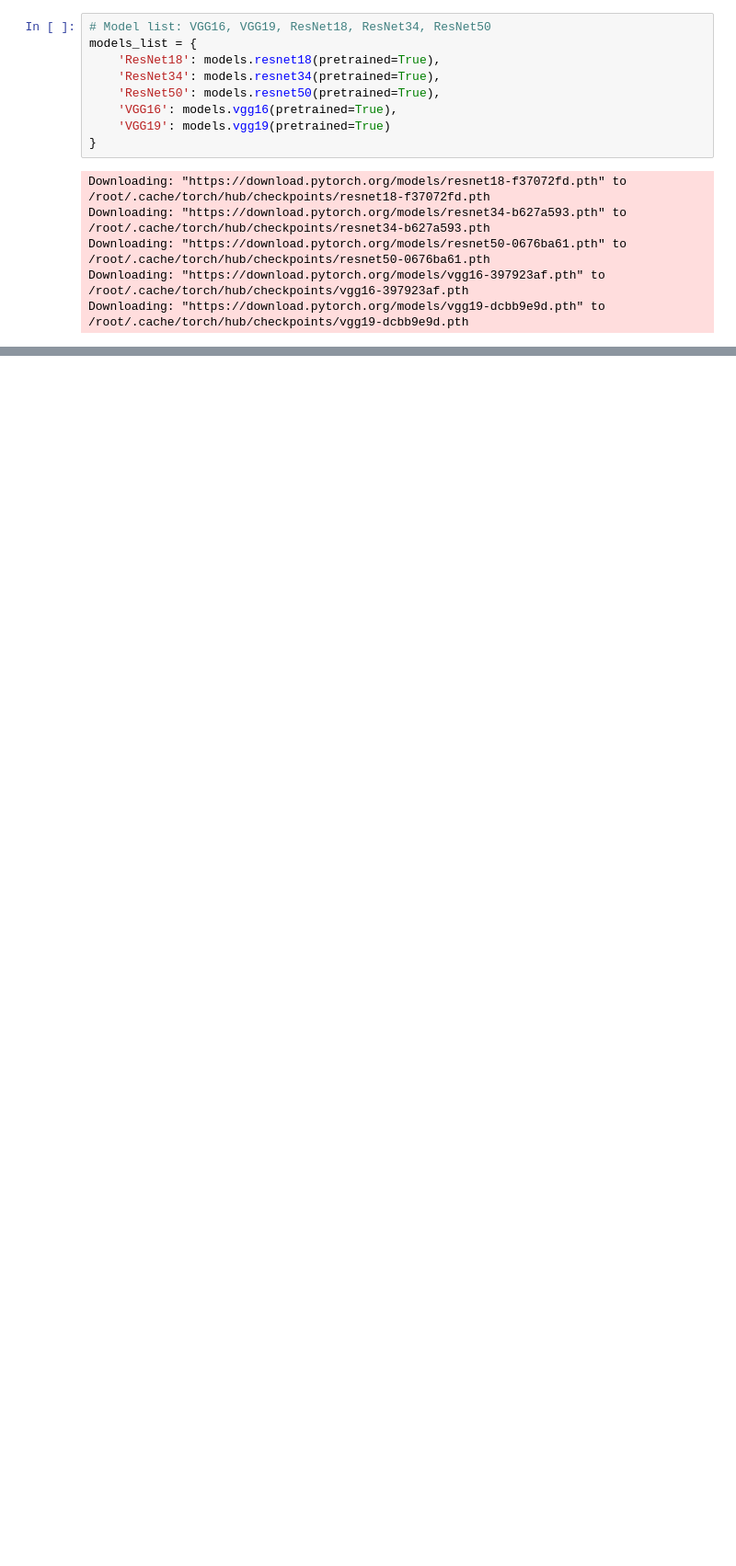
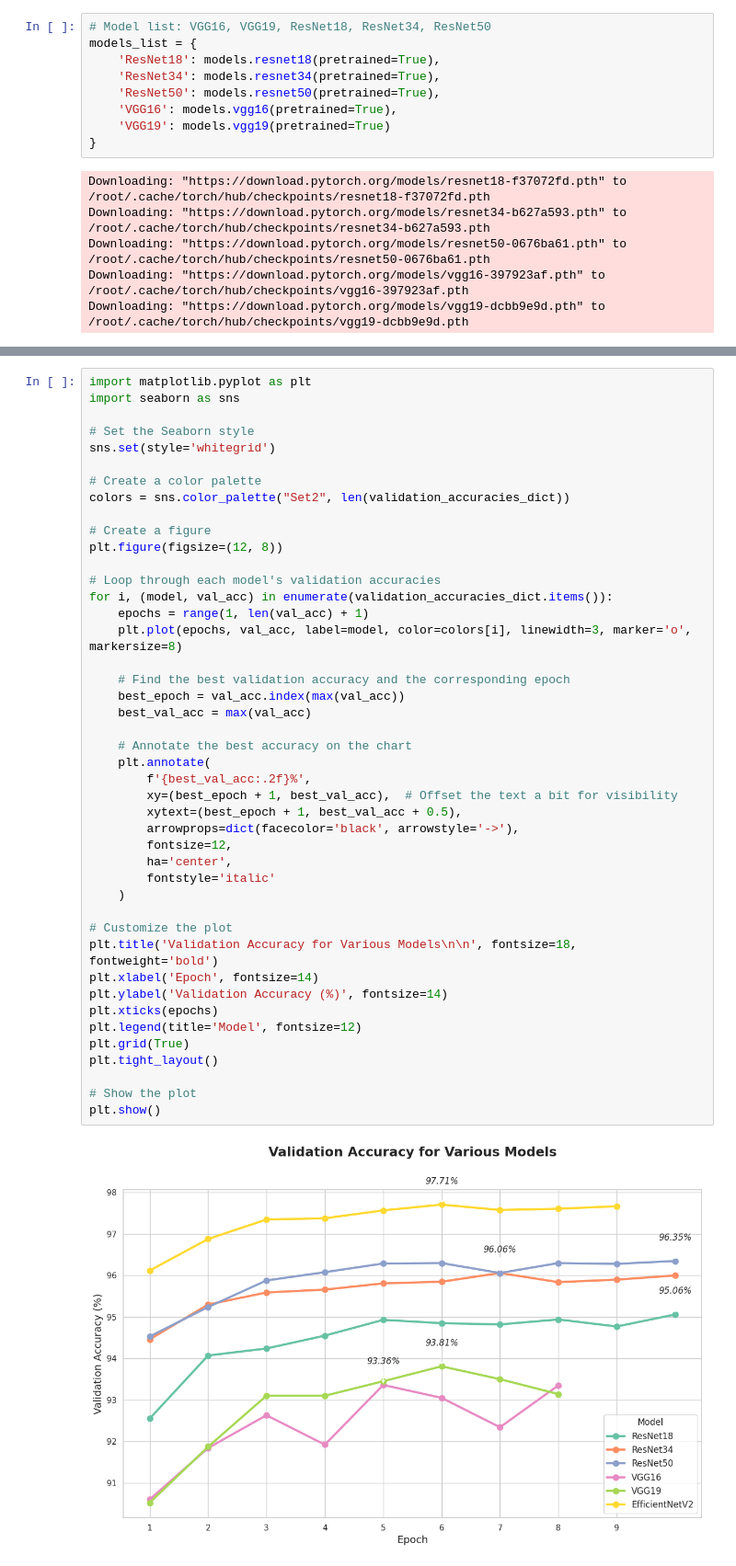
Before and after one commit to billzhao1030/Deep-Learning-Assignment-2, a Jupyter notebook: Assignment 2.ipynb, the cells around one changed output, grey strips where cells are left out. Shown at 92% size. Saved outputs shown, nothing was run; the diff lists cells and outputs as text; blank space fills up the shorter version.

```diff
--- a/Assignment 2.ipynb
+++ b/Assignment 2.ipynb
@@ -341,3 +352,49 @@ Epoch 9/10, Loss: 0.007382371698764017, Train Accuracy: 99.762%, Validation Accu
 EarlyStopping counter: 3 out of 3
 Early stopping triggered.
 Finished Training
+# %%
+import matplotlib.pyplot as plt
+import seaborn as sns
+
+# Set the Seaborn style
+sns.set(style='whitegrid')
+
+# Create a color palette
+colors = sns.color_palette("Set2", len(validation_accuracies_dict))
+
+# Create a figure
+plt.figure(figsize=(12, 8))
+
+# Loop through each model's validation accuracies
+for i, (model, val_acc) in enumerate(validation_accuracies_dict.items()):
+    epochs = range(1, len(val_acc) + 1)
+    plt.plot(epochs, val_acc, label=model, color=colors[i], linewidth=3, marker='o', markersize=8)
+
+    # Find the best validation accuracy and the corresponding epoch
+    best_epoch = val_acc.index(max(val_acc))
+    best_val_acc = max(val_acc)
+
+    # Annotate the best accuracy on the chart
+    plt.annotate(
+        f'{best_val_acc:.2f}%',
+        xy=(best_epoch + 1, best_val_acc),  # Offset the text a bit for visibility
+        xytext=(best_epoch + 1, best_val_acc + 0.5),
+        arrowprops=dict(facecolor='black', arrowstyle='->'),
+        fontsize=12,
+        ha='center',
+        fontstyle='italic'
+    )
+
+# Customize the plot
+plt.title('Validation Accuracy for Various Models\n\n', fontsize=18, fontweight='bold')
+plt.xlabel('Epoch', fontsize=14)
+plt.ylabel('Validation Accuracy (%)', fontsize=14)
+plt.xticks(epochs)
+plt.legend(title='Model', fontsize=12)
+plt.grid(True)
+plt.tight_layout()
+
+# Show the plot
+plt.show()
+# %% [output]
+[figure, added]
```
Also changed, not shown: parts of 10 cells of this notebook.
